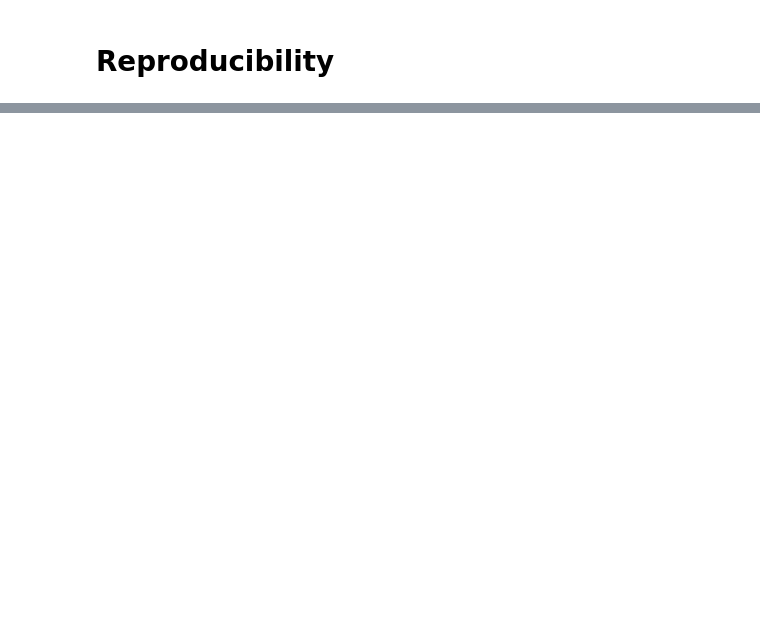
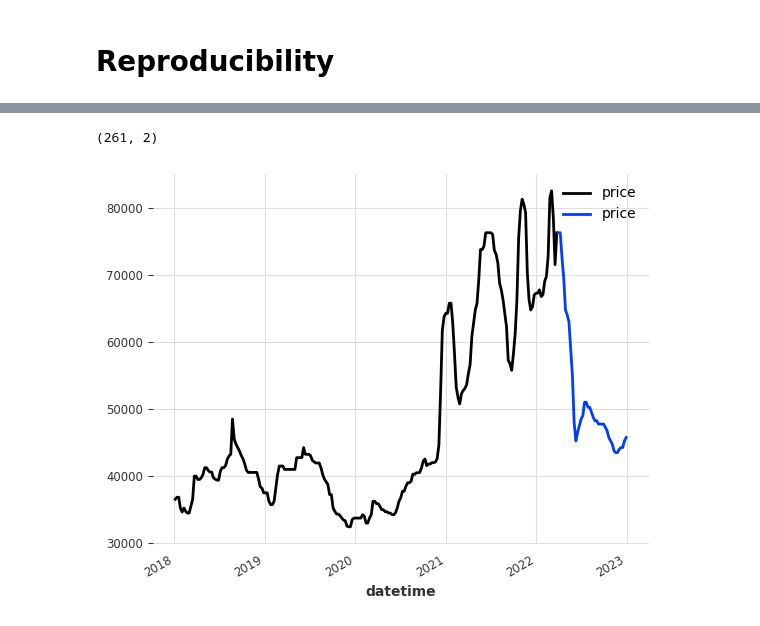
Before and after one commit to ColaChanel/Samolet-armature, a Jupyter notebook: dash_try.ipynb, the cells around one changed output, grey strips where cells are left out. Cells and saved outputs as stored; diff of their text form; code cells hidden in the pictures; blank space fills up the shorter version.

```diff
--- a/dash_try.ipynb
+++ b/dash_try.ipynb
@@ -84,3 +33,5 @@ import random
 random.seed(0)
 import numpy as np
 np.random.seed(0)
+# %%
+prices = pd.read_csv('data\prices_hist.csv')
@@ -86,0 +47,6 @@ np.random.seed(0)
+# %%
+prices.shape
+# %% [output]
+(261, 2)
+# %%
+series = TimeSeries.from_dataframe(prices, time_col="datetime")
@@ -86,0 +55,7 @@ np.random.seed(0)
+# %%
+# деление на тренировачные и валидационные серии данных после 75%
+train, val = series.split_before(0.85)
+train.plot()
+val.plot()
+# %% [output]
+[figure, added]
```
Also changed, not shown: parts of 13 cells of this notebook.
